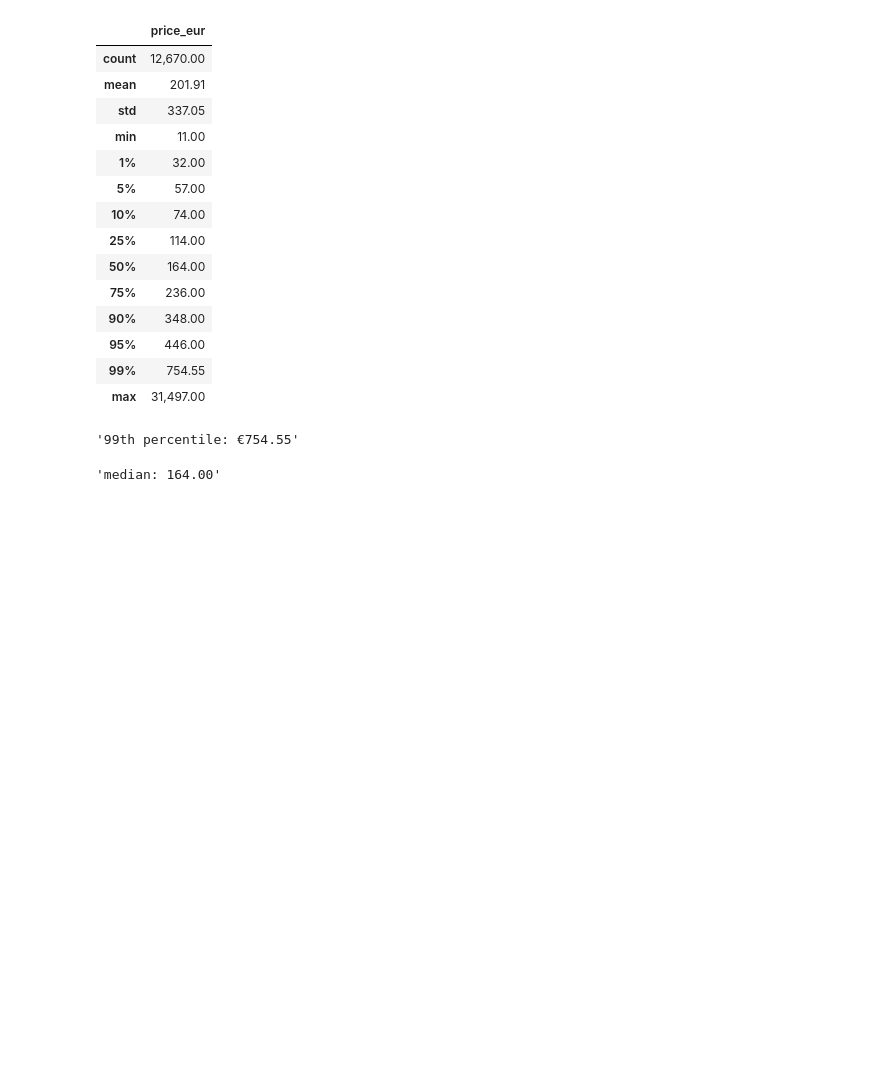
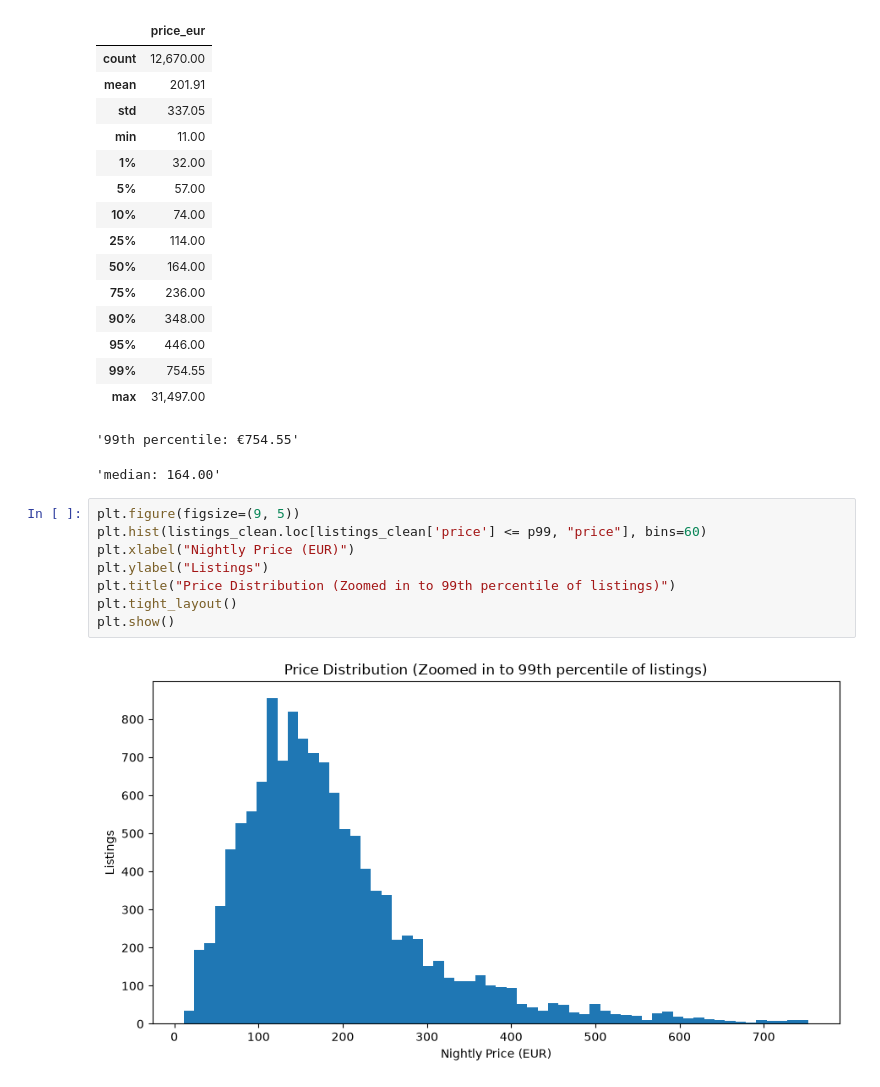
Before and after one commit to dev-deg/aci-26-pt, a Jupyter notebook: case-study/summary-eda.ipynb, the cells around one changed output. Cells and saved outputs as stored; diff of their text form; blank space fills up the shorter version.

```diff
--- a/case-study/summary-eda.ipynb
+++ b/case-study/summary-eda.ipynb
@@ -307,3 +307,13 @@ display(f"median: {median:,.2f}")
 | max | 31,497.00 |
 '99th percentile: €754.55'
 'median: 164.00'
+# %%
+plt.figure(figsize=(9, 5))
+plt.hist(listings_clean.loc[listings_clean['price'] <= p99, "price"], bins=60)
+plt.xlabel("Nightly Price (EUR)")
+plt.ylabel("Listings")
+plt.title("Price Distribution (Zoomed in to 99th percentile of listings)")
+plt.tight_layout()
+plt.show()
+# %% [output]
+[figure, added]
```
Also changed, not shown: parts of 4 cells of this notebook.
